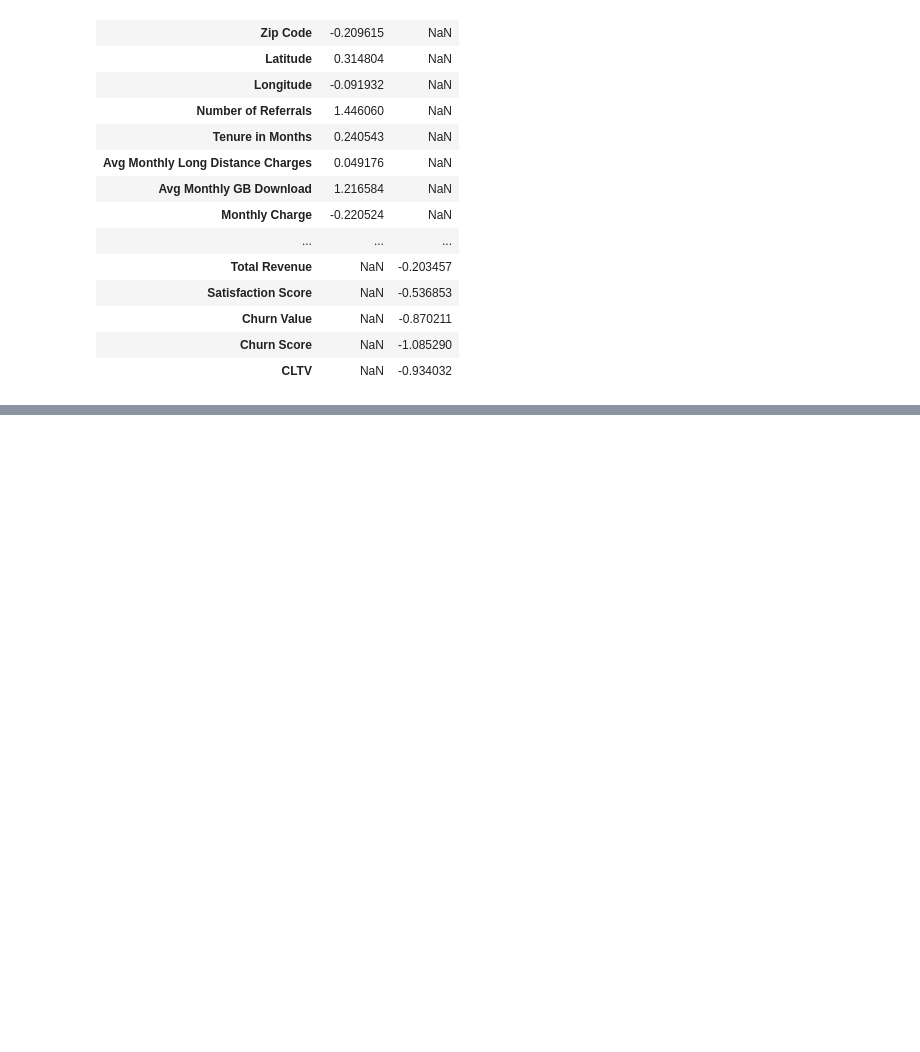
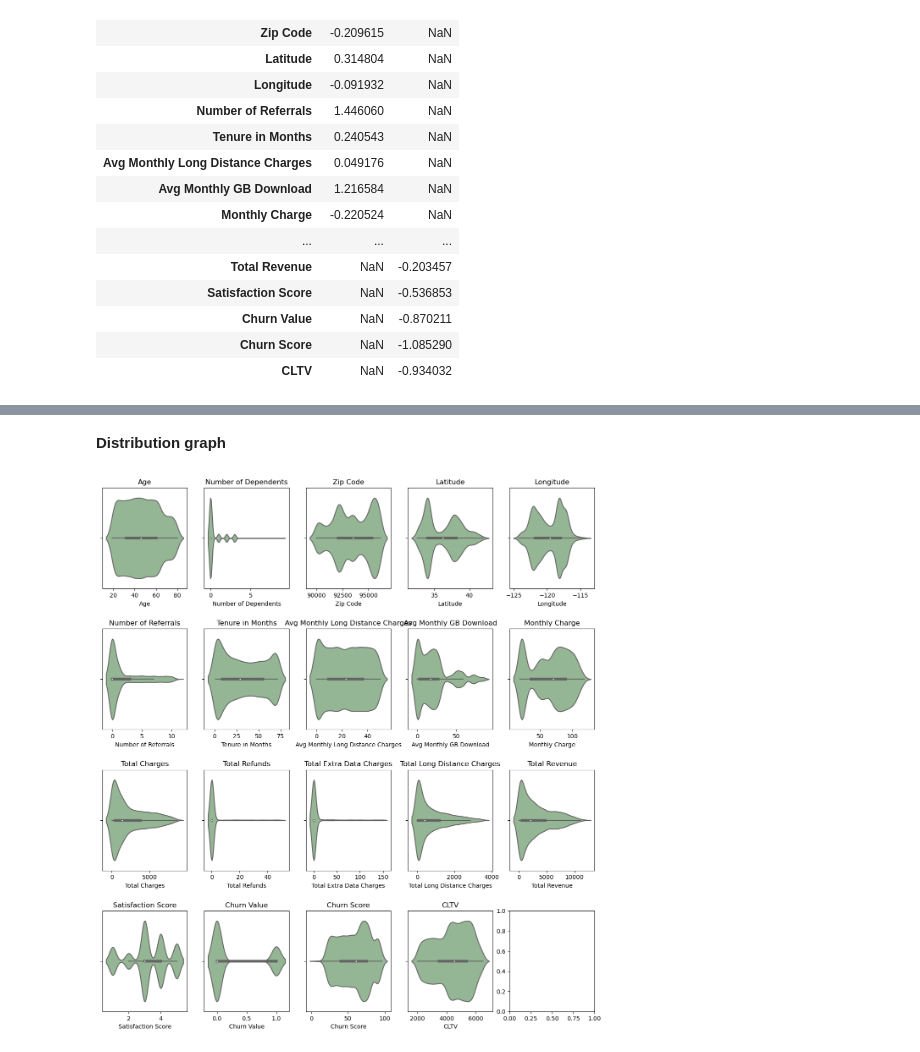
Before and after one commit to sarasustelosantos/bootcamp_group, a Jupyter notebook: Data_Exploration.ipynb, the cells around one changed output, grey strips where cells are left out. Cells and saved outputs as stored; diff of their text form; code cells hidden in the pictures; blank space fills up the shorter version.

```diff
--- a/Data_Exploration.ipynb
+++ b/Data_Exploration.ipynb
@@ -249,0 +336,17 @@ Name: count, dtype: int64
+# %% [markdown]
+**Distribution graph**
+# %%
+fig, axes = plt.subplots(nrows=4, ncols=5, figsize=(15,15), constrained_layout=True)
+
+for ax, var in zip(axes.flatten(), df[['Age', 'Number of Dependents', 'Zip Code', 'Latitude', 'Longitude',  'Number of Referrals',
+'Tenure in Months',  'Avg Monthly Long Distance Charges', 'Avg Monthly GB Download', 'Monthly Charge', 'Total Charges', 'Total Refunds',
+ 'Total Extra Data Charges', 'Total Long Distance Charges', 'Total Revenue', 'Satisfaction Score', 'Churn Value','Churn Score', 'CLTV']]):
+    sns.violinplot(x=var, data=df, ax=ax,color='darkseagreen')
+    ax.set_title(var)
+    ax.set_xlabel(var)
+
+# Adjust the layout and show the figure
+plt.subplots_adjust(left=None, bottom=None, right=None, top=0.935, wspace=None, hspace=0.4)
+plt.show()
+# %% [output]
+[figure, added]
```
Also changed, not shown: parts of 27 cells of this notebook.
